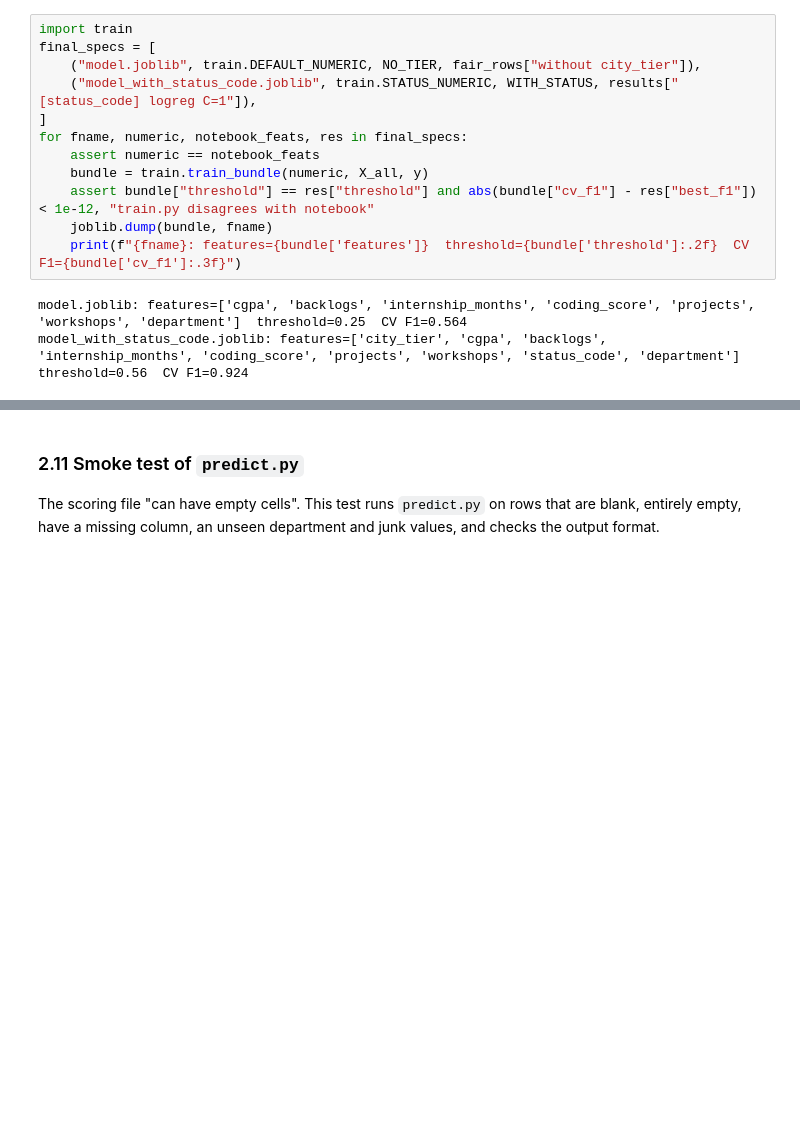
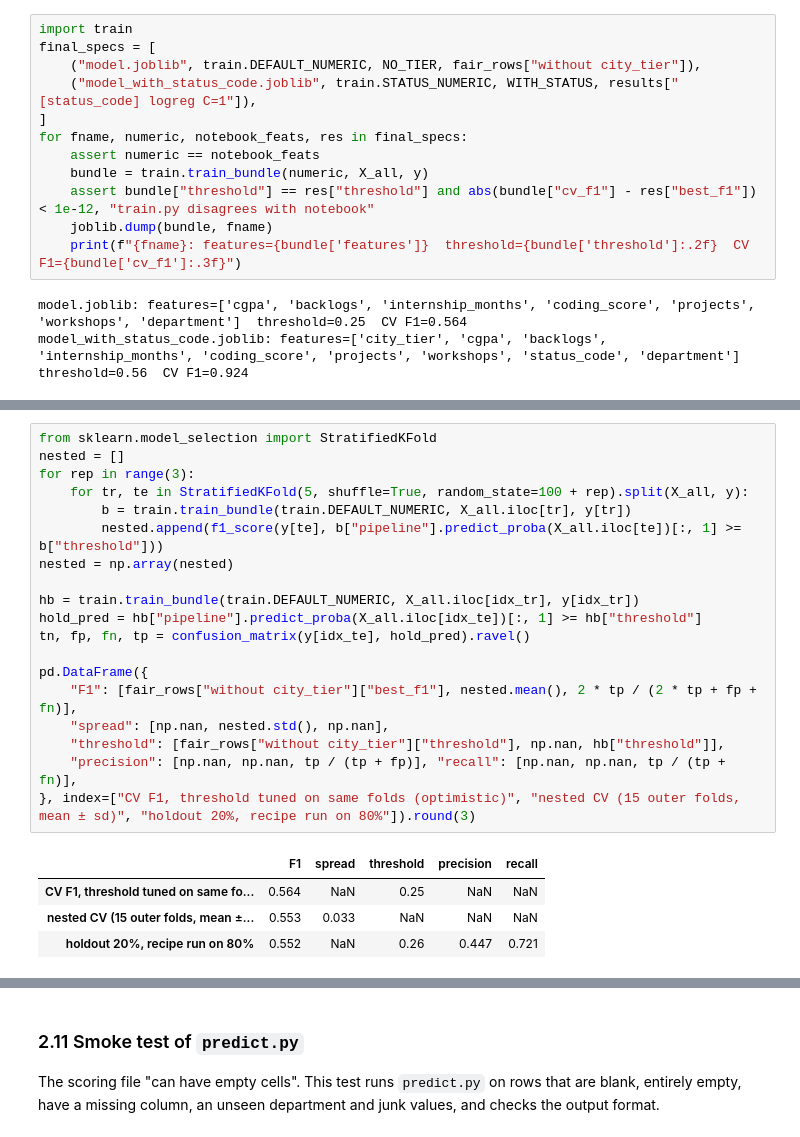
Before and after one commit to Pranov123/pranov_goML_submission, a Jupyter notebook: placement/analysis.ipynb, the cells around one changed output, grey strips where cells are left out. Saved outputs shown, nothing was run; the diff lists cells and outputs as text; blank space fills up the shorter version.

Commit message:
Add nested-CV and final-model holdout estimates, reading guide, reviewer note on status_code, version checks

```diff
--- a/placement/analysis.ipynb
+++ b/placement/analysis.ipynb
@@ -717,0 +731,24 @@ model_with_status_code.joblib: features=['city_tier', 'cgpa', 'backlogs', 'inter
+# %%
+from sklearn.model_selection import StratifiedKFold
+nested = []
+for rep in range(3):
+    for tr, te in StratifiedKFold(5, shuffle=True, random_state=100 + rep).split(X_all, y):
+        b = train.train_bundle(train.DEFAULT_NUMERIC, X_all.iloc[tr], y[tr])
+        nested.append(f1_score(y[te], b["pipeline"].predict_proba(X_all.iloc[te])[:, 1] >= b["threshold"]))
+nested = np.array(nested)
+
+hb = train.train_bundle(train.DEFAULT_NUMERIC, X_all.iloc[idx_tr], y[idx_tr])
+hold_pred = hb["pipeline"].predict_proba(X_all.iloc[idx_te])[:, 1] >= hb["threshold"]
+tn, fp, fn, tp = confusion_matrix(y[idx_te], hold_pred).ravel()
+
+pd.DataFrame({
+    "F1": [fair_rows["without city_tier"]["best_f1"], nested.mean(), 2 * tp / (2 * tp + fp + fn)],
+    "spread": [np.nan, nested.std(), np.nan],
+    "threshold": [fair_rows["without city_tier"]["threshold"], np.nan, hb["threshold"]],
+    "precision": [np.nan, np.nan, tp / (tp + fp)], "recall": [np.nan, np.nan, tp / (tp + fn)],
+}, index=["CV F1, threshold tuned on same folds (optimistic)", "nested CV (15 outer folds, mean ± sd)", "holdout 20%, recipe run on 80%"]).round(3)
+# %% [output]
+|  | F1 | spread | threshold | precision | recall |
+| CV F1, threshold tuned on same fo... | 0.564 | NaN | 0.25 | NaN | NaN |
+| nested CV (15 outer folds, mean ±... | 0.553 | 0.033 | NaN | NaN | NaN |
+| holdout 20%, recipe run on 80% | 0.552 | NaN | 0.26 | 0.447 | 0.721 |
```
Also changed, not shown: parts of 5 cells of this notebook, 3 other files.
